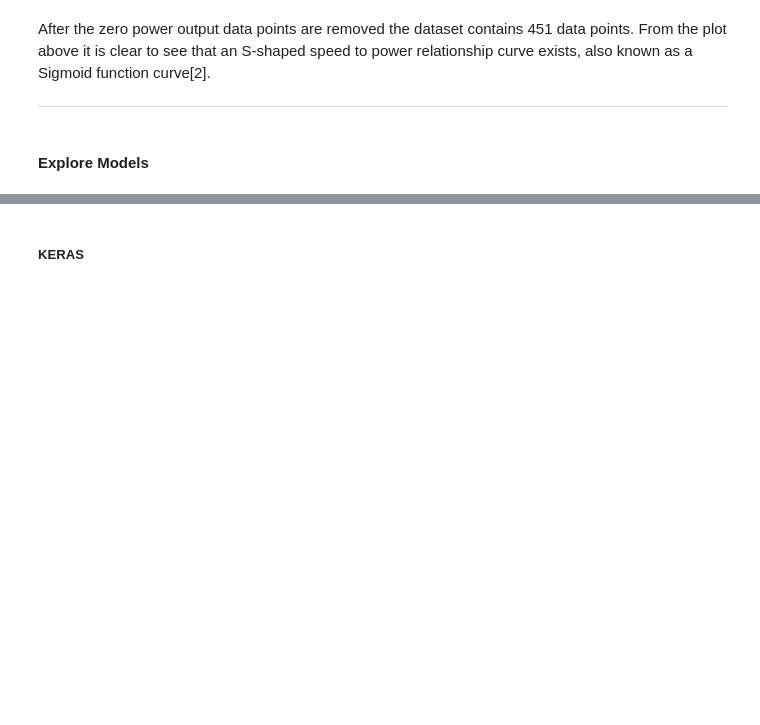
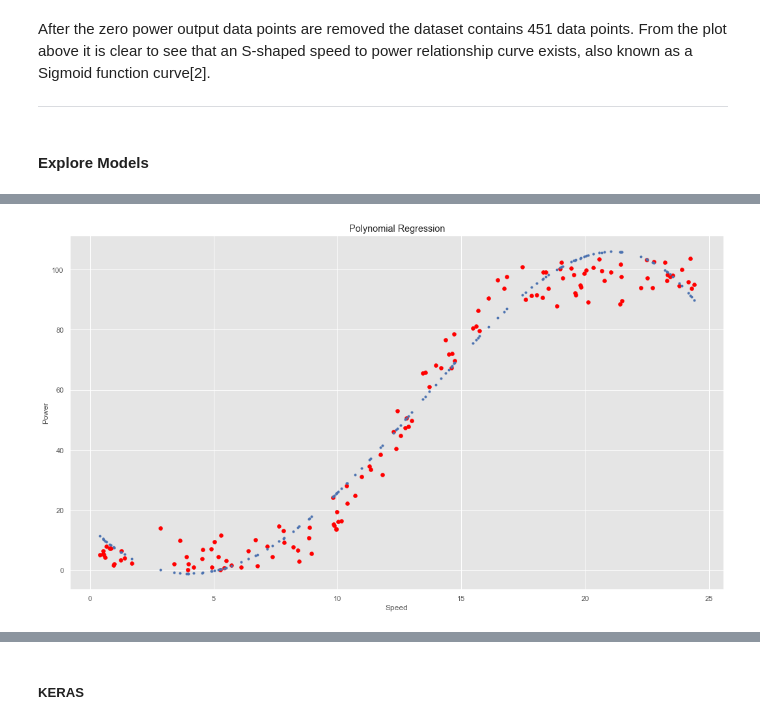
Before and after one commit to dconn20/MachineLearning.Project, a Jupyter notebook: Machine Learning & Statistics Project 2020.ipynb, the cells around one changed output, grey strips where cells are left out. Cells and saved outputs as stored; diff of their text form; code cells hidden in the pictures; blank space fills up the shorter version.

```diff
--- a/Machine Learning & Statistics Project 2020.ipynb
+++ b/Machine Learning & Statistics Project 2020.ipynb
@@ -279,0 +274,8 @@ knn.predict
+# %%
+#Fitting the polynomial regression model to the dataset
+poly_reg=PolynomialFeatures(degree=4)
+
+x_trainpoly=poly_reg.fit_transform(x_train)
+polyreg=LinearRegression()
+polyreg.fit(x_trainpoly, y_train)
+x_test_poly = poly_reg.fit_transform(x_test)
@@ -279,0 +292,16 @@ knn.predict
+# %%
+poly_pred = polyreg.predict(poly_reg.fit_transform(x_test))
+# %%
+# Visualising the Polynomial Regression results
+#x_grid = np.arange(min(x), max(x), 0.1)
+#x_grid = x_grid.reshape((len(x_grid), 1))
+plt.scatter(x_test, y_test, color = 'red')
+
+plt.plot(x_test, poly_pred, 'b.')
+plt.title('Polynomial Regression')
+plt.xlabel('Speed')
+plt.ylabel('Power')
+
+plt.show()
+# %% [output]
+[figure, added]
```
Also changed, not shown: parts of 44 cells of this notebook, 1 other file.
